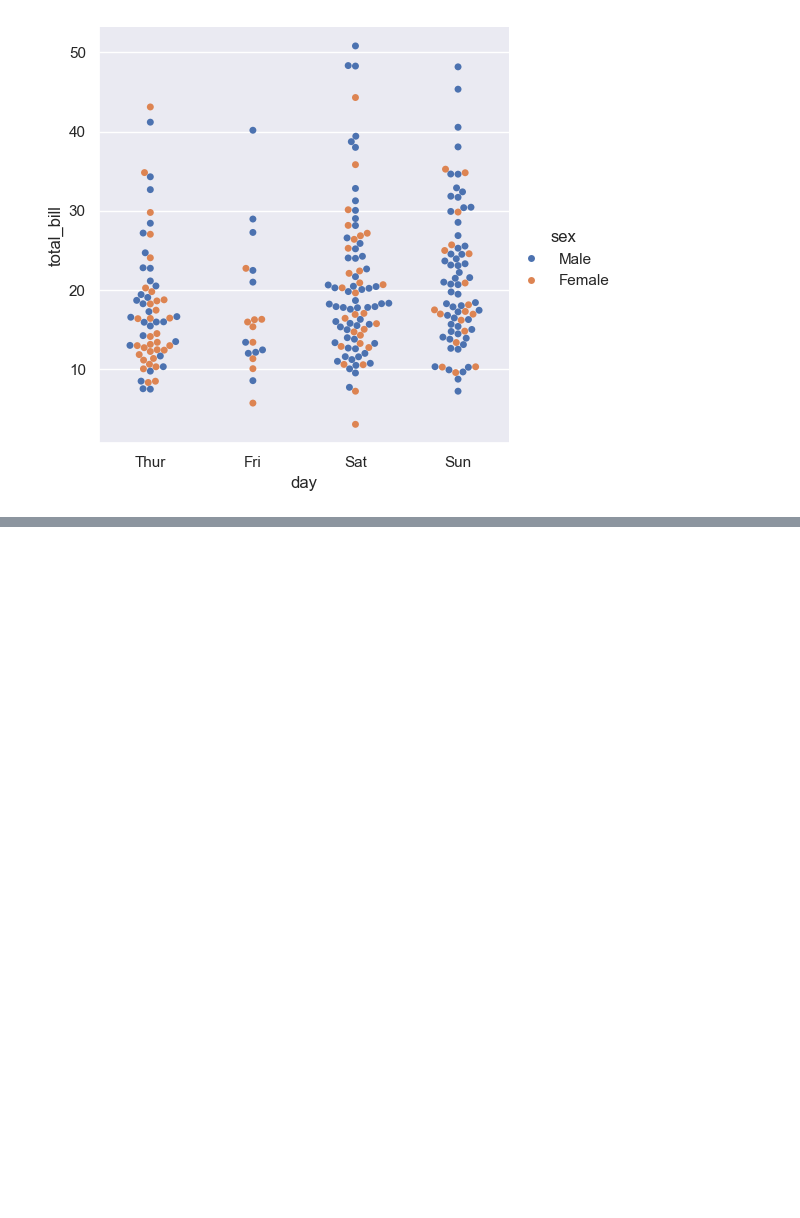
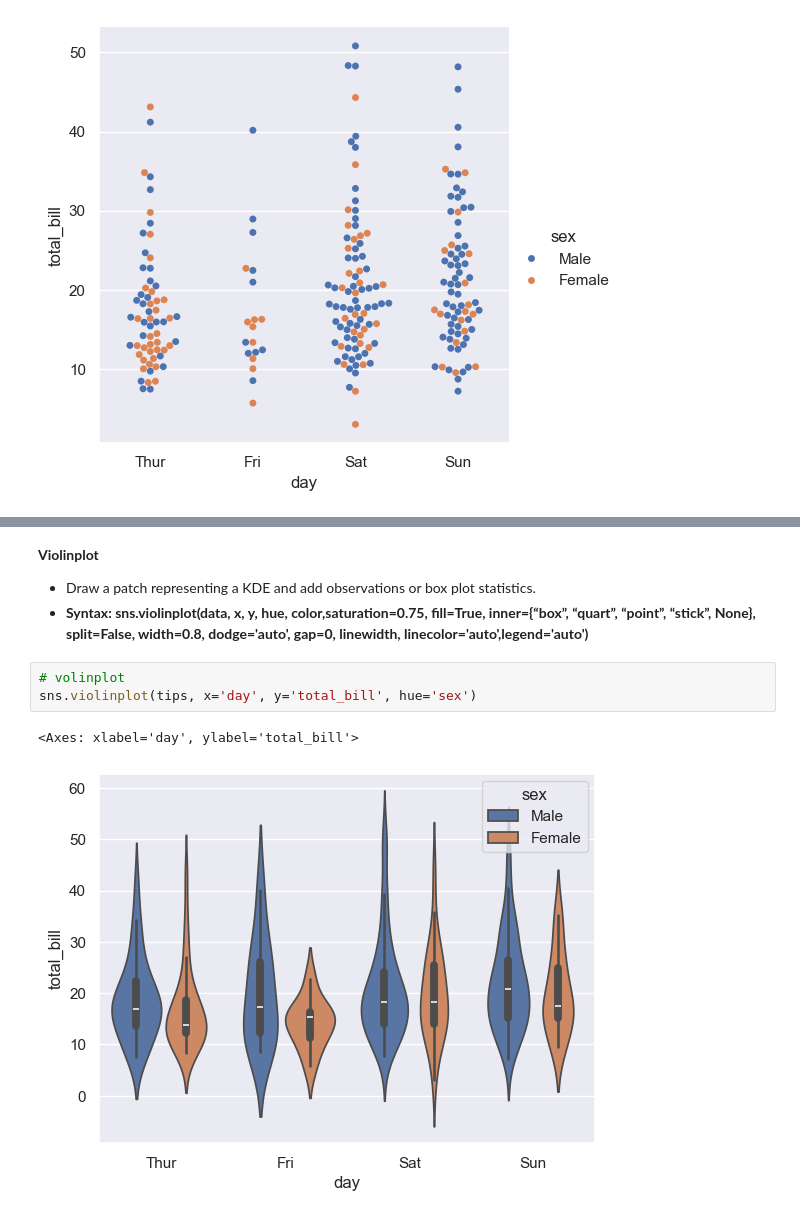
Before and after one commit to akashpagi/SEABORN-DATA-VISUALIZATION-LIBRARY-FOR-DATA-SCIENCE, a Jupyter notebook: SESSION 26 - PLOTTING USING SEABORN PART 2.ipynb, the cells around one changed output, grey strips where cells are left out. Saved outputs shown, nothing was run; the diff lists cells and outputs as text; blank space fills up the shorter version.

```diff
--- a/SESSION 26 - PLOTTING USING SEABORN PART 2.ipynb
+++ b/SESSION 26 - PLOTTING USING SEABORN PART 2.ipynb
@@ -89,0 +117,10 @@ sns.catplot(tips, x='day', y='total_bill', kind='swarm', hue='sex')
+# %% [markdown]
+**Violinplot**
+- Draw a patch representing a KDE and add observations or box plot statistics.
+- **Syntax: sns.violinplot(data, x, y, hue, color,saturation=0.75, fill=True, inner={“box”, “quart”, “point”, “stick”, None}, split=False, width=0.8, dodge='auto', gap=0, linewidth, linecolor='auto',legend='auto')**
+# %%
+# volinplot
+sns.violinplot(tips, x='day', y='total_bill', hue='sex')
+# %% [output]
+<Axes: xlabel='day', ylabel='total_bill'>
+[figure, added]
```
Also changed, not shown: parts of 8 cells of this notebook.
